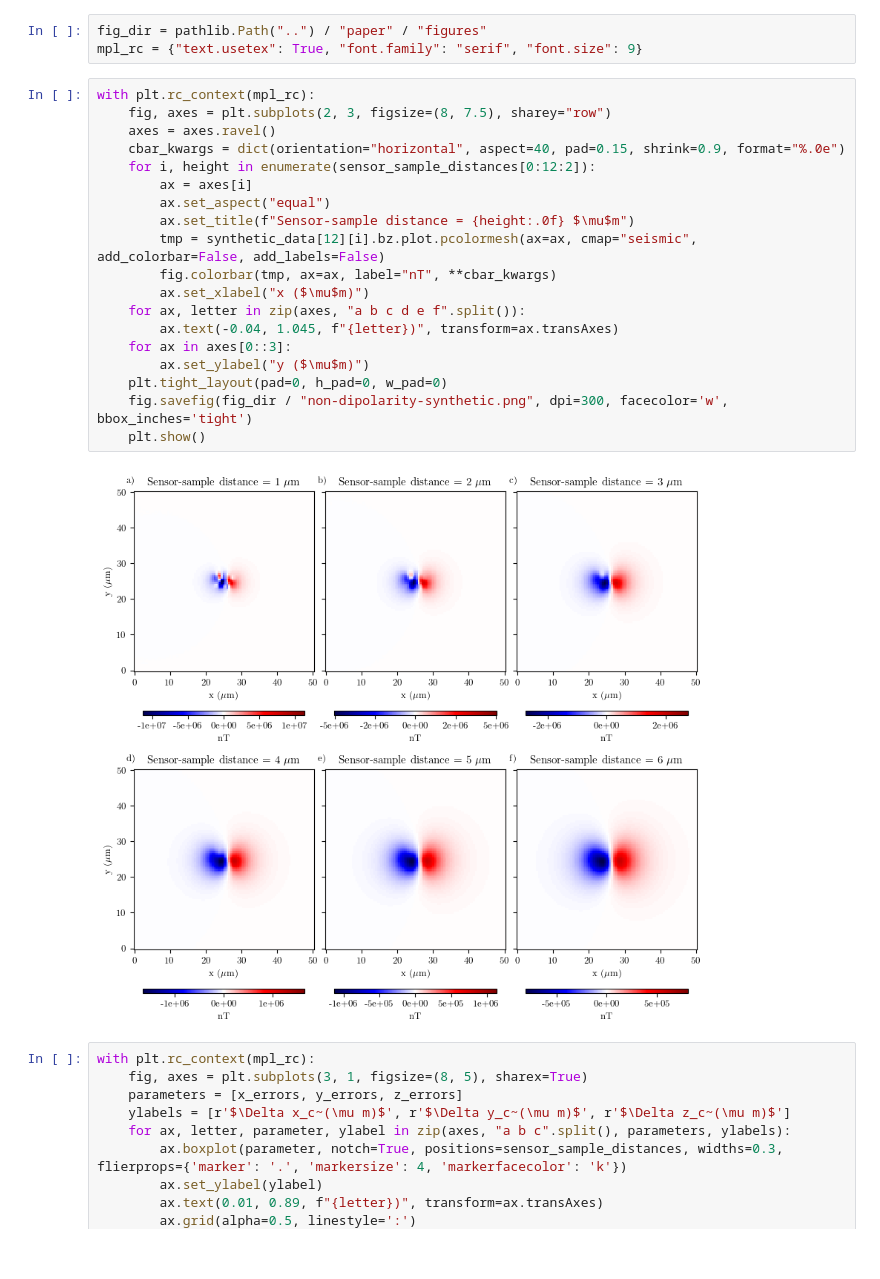
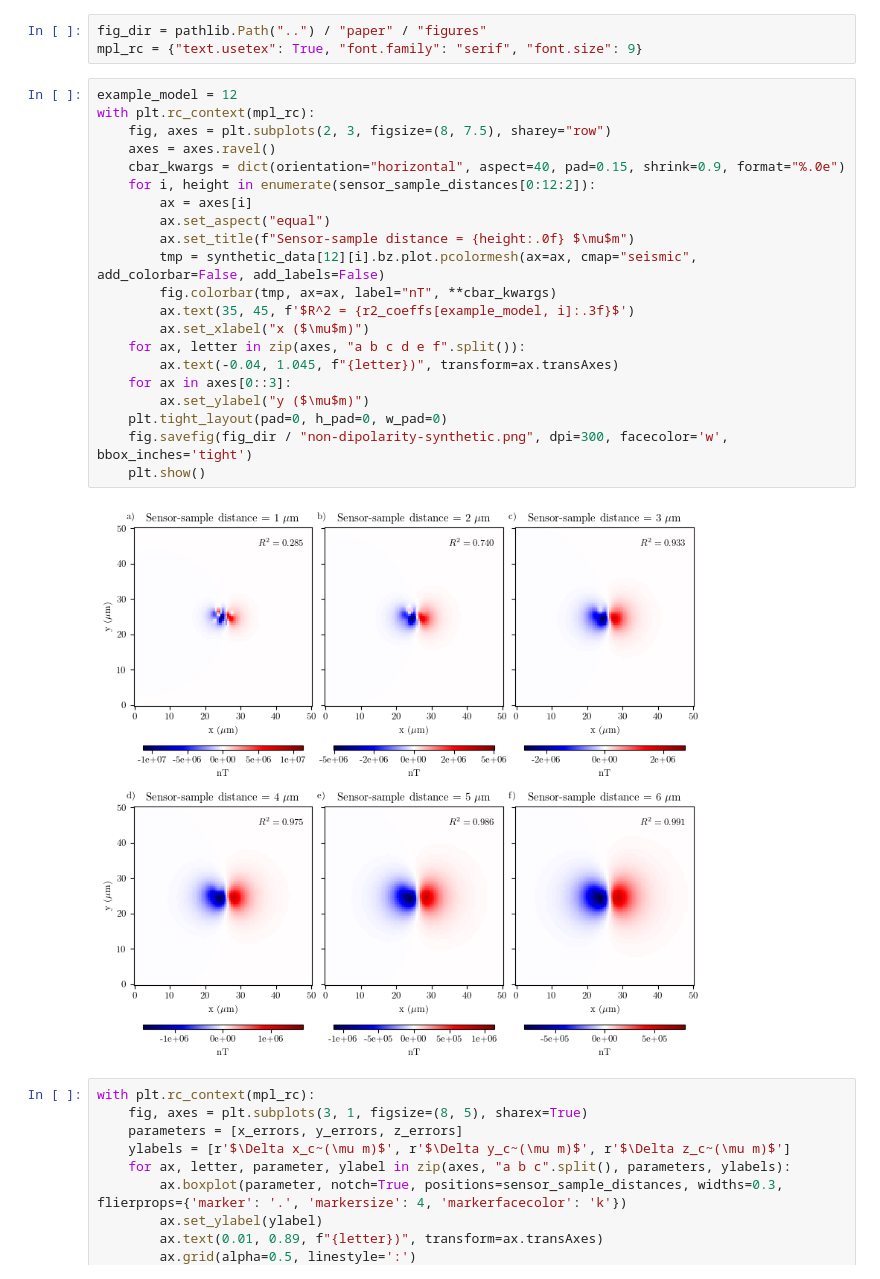
Before and after one commit to compgeolab/micromag-euler-dipole, a Jupyter notebook: code/04_non_dipolar_synthetic_sources.ipynb, the cells around one changed output. Drawn from its saved outputs; the diff is of its cells as text.

Commit message:
Add missing R² from the figure

```diff
--- a/code/04_non_dipolar_synthetic_sources.ipynb
+++ b/code/04_non_dipolar_synthetic_sources.ipynb
@@ -127,26 +127,28 @@ for i, (estimates, (dipole_coordinates, dipole_moment)) in enumerate(zip(results
 fig_dir = pathlib.Path("..") / "paper" / "figures"
 mpl_rc = {"text.usetex": True, "font.family": "serif", "font.size": 9}
 # %%
+example_model = 12
 with plt.rc_context(mpl_rc):
     fig, axes = plt.subplots(2, 3, figsize=(8, 7.5), sharey="row")
     axes = axes.ravel()
     cbar_kwargs = dict(orientation="horizontal", aspect=40, pad=0.15, shrink=0.9, format="%.0e")
     for i, height in enumerate(sensor_sample_distances[0:12:2]):
         ax = axes[i]
         ax.set_aspect("equal")
         ax.set_title(f"Sensor-sample distance = {height:.0f} $\mu$m")
         tmp = synthetic_data[12][i].bz.plot.pcolormesh(ax=ax, cmap="seismic", add_colorbar=False, add_labels=False)
         fig.colorbar(tmp, ax=ax, label="nT", **cbar_kwargs)
+        ax.text(35, 45, f'$R^2 = {r2_coeffs[example_model, i]:.3f}$')
         ax.set_xlabel("x ($\mu$m)")
     for ax, letter in zip(axes, "a b c d e f".split()):
         ax.text(-0.04, 1.045, f"{letter})", transform=ax.transAxes)
     for ax in axes[0::3]:
         ax.set_ylabel("y ($\mu$m)")
     plt.tight_layout(pad=0, h_pad=0, w_pad=0)
     fig.savefig(fig_dir / "non-dipolarity-synthetic.png", dpi=300, facecolor='w', bbox_inches='tight')
     plt.show()
 # %% [output]
-[figure, old version]
+[figure, new version]
 # %%
 with plt.rc_context(mpl_rc):
     fig, axes = plt.subplots(3, 1, figsize=(8, 5), sharex=True)
```
Also changed, not shown: parts of 1 cell of this notebook, 1 other file.
